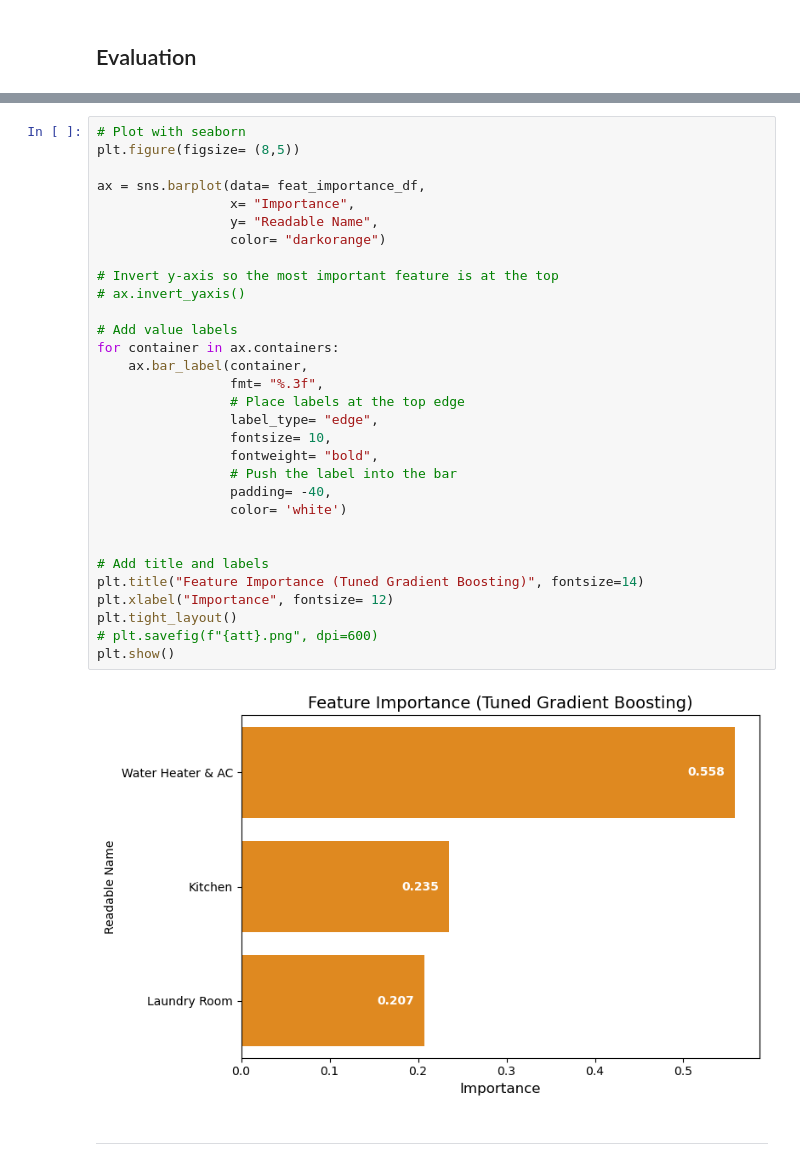
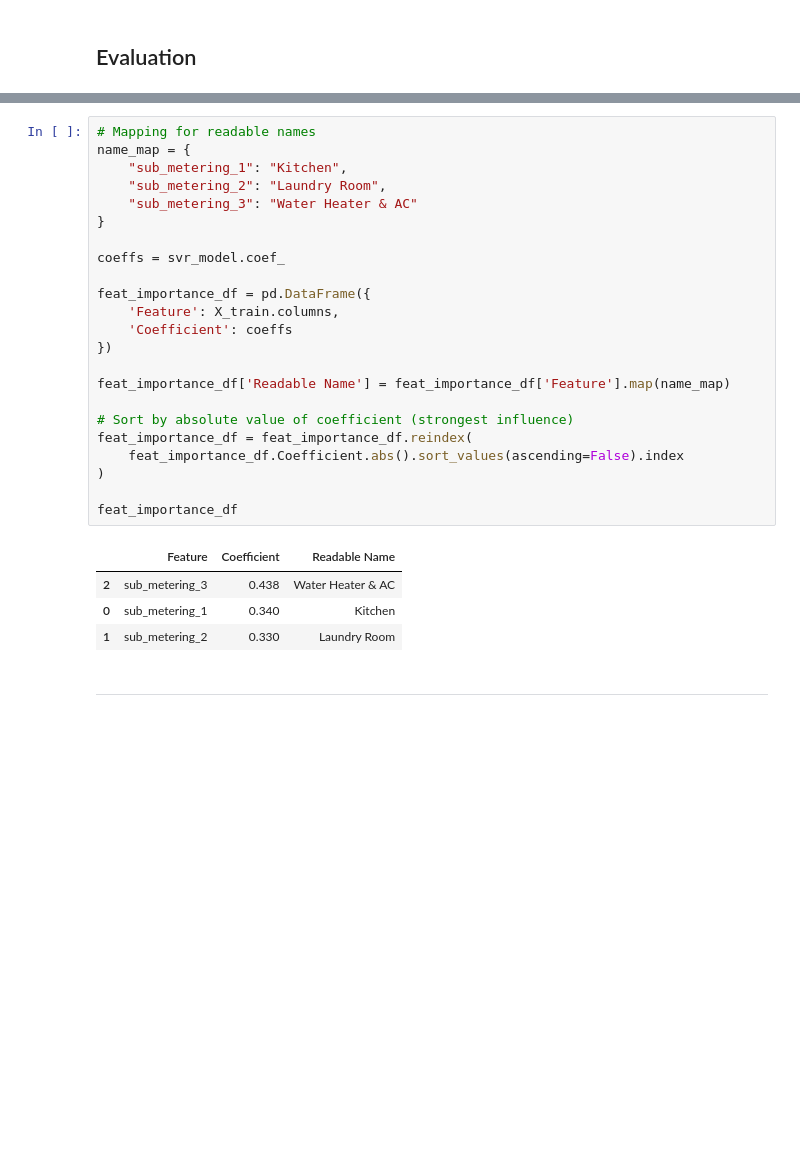
Before and after one commit to dersimkaya/Understanding_and_Forecasting_Household_Electricity_Consumption-TimeSeries, a Jupyter notebook: NB.ipynb, the cells around one changed output, grey strips where cells are left out. Drawn from its saved outputs; the diff is of its cells as text; blank space fills up the shorter version.

```diff
--- a/NB.ipynb
+++ b/NB.ipynb
@@ -2285,36 +2223,31 @@ feat_importance_df = feat_importance_df.sort_values(by= 'Importance',
-# %%
-# Plot with seaborn
-plt.figure(figsize= (8,5))
-
-ax = sns.barplot(data= feat_importance_df,
-                 x= "Importance",
-                 y= "Readable Name",
-                 color= "darkorange")
-
-# Invert y-axis so the most important feature is at the top
-# ax.invert_yaxis()
-
-# Add value labels
-for container in ax.containers:
-    ax.bar_label(container,
-                 fmt= "%.3f",
-                 # Place labels at the top edge
-                 label_type= "edge",
-                 fontsize= 10,
-                 fontweight= "bold",
-                 # Push the label into the bar
-                 padding= -40,
-                 color= 'white')
-
-
-# Add title and labels
-plt.title("Feature Importance (Tuned Gradient Boosting)", fontsize=14)
-plt.xlabel("Importance", fontsize= 12)
-plt.tight_layout()
-# plt.savefig(f"{att}.png", dpi=600)
-plt.show()
-# %% [output]
-[figure, removed]
+# %%
+# Mapping for readable names
+name_map = {
+    "sub_metering_1": "Kitchen",
+    "sub_metering_2": "Laundry Room",
+    "sub_metering_3": "Water Heater & AC"
+}
+
+coeffs = svr_model.coef_
+
+feat_importance_df = pd.DataFrame({
+    'Feature': X_train.columns,
+    'Coefficient': coeffs
+})
+
+feat_importance_df['Readable Name'] = feat_importance_df['Feature'].map(name_map)
+
+# Sort by absolute value of coefficient (strongest influence)
+feat_importance_df = feat_importance_df.reindex(
+    feat_importance_df.Coefficient.abs().sort_values(ascending=False).index
+)
+
+feat_importance_df
+# %% [output]
+|  | Feature | Coefficient | Readable Name |
+| 2 | sub_metering_3 | 0.438 | Water Heater & AC |
+| 0 | sub_metering_1 | 0.340 | Kitchen |
+| 1 | sub_metering_2 | 0.330 | Laundry Room |
 # %% [markdown]
 ---
 # %% [markdown]
```
Also changed, not shown: parts of 29 cells of this notebook, 1 other file.
